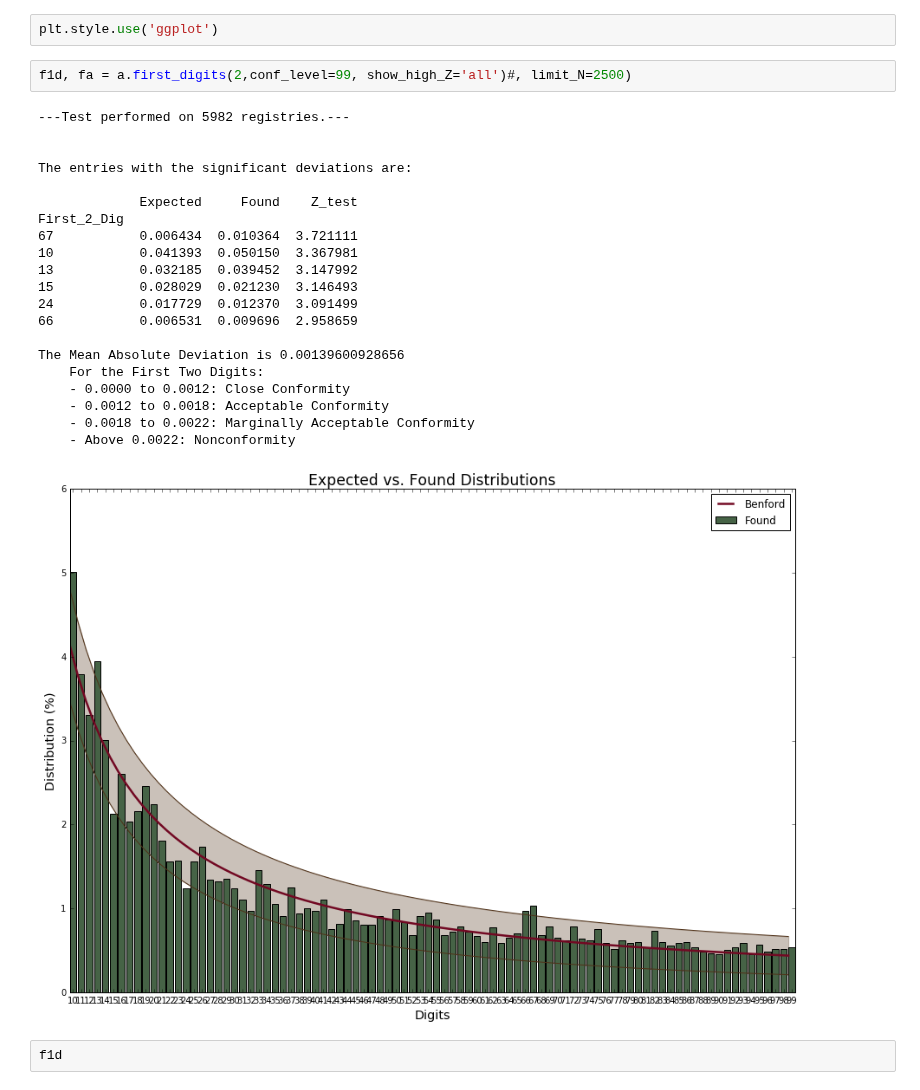
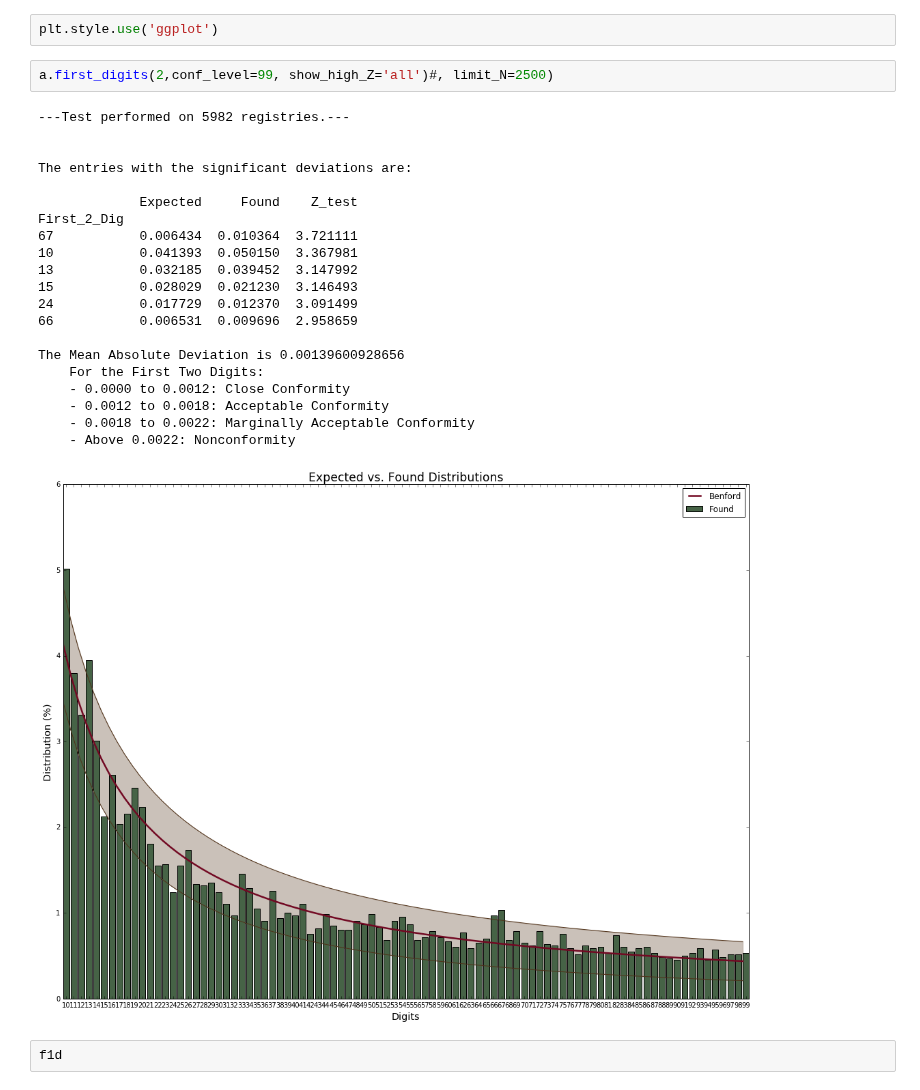
Before and after one commit to milcent/benford_py, a Jupyter notebook: Getting Started with Benford for Python.ipynb, the cells around one changed output. Saved outputs shown, nothing was run; the diff lists cells and outputs as text.

Commit message:
_inform_and_map_ docstring + plot figure sizes

```diff
--- a/Getting Started with Benford for Python.ipynb
+++ b/Getting Started with Benford for Python.ipynb
@@ -93,29 +119,29 @@ sp[sp.columns[(sp !=0.0).any()]]
 # %%
 plt.style.use('ggplot')
 # %%
-f1d, fa = a.first_digits(2,conf_level=99, show_high_Z='all')#, limit_N=2500)
+a.first_digits(2,conf_level=99, show_high_Z='all')#, limit_N=2500)
 # %% [output]
 ---Test performed on 5982 registries.---
 
 
 The entries with the significant deviations are:
 
              Expected     Found    Z_test
 First_2_Dig
 67           0.006434  0.010364  3.721111
 10           0.041393  0.050150  3.367981
 13           0.032185  0.039452  3.147992
 15           0.028029  0.021230  3.146493
 24           0.017729  0.012370  3.091499
 66           0.006531  0.009696  2.958659
 
 The Mean Absolute Deviation is 0.00139600928656
     For the First Two Digits:
     - 0.0000 to 0.0012: Close Conformity
     - 0.0012 to 0.0018: Acceptable Conformity
     - 0.0018 to 0.0022: Marginally Acceptable Conformity
     - Above 0.0022: Nonconformity
-[figure, old version]
+[figure, new version]
 # %%
 f1d
 # %%
```
Also changed, not shown: parts of 9 cells of this notebook, 1 other file.
